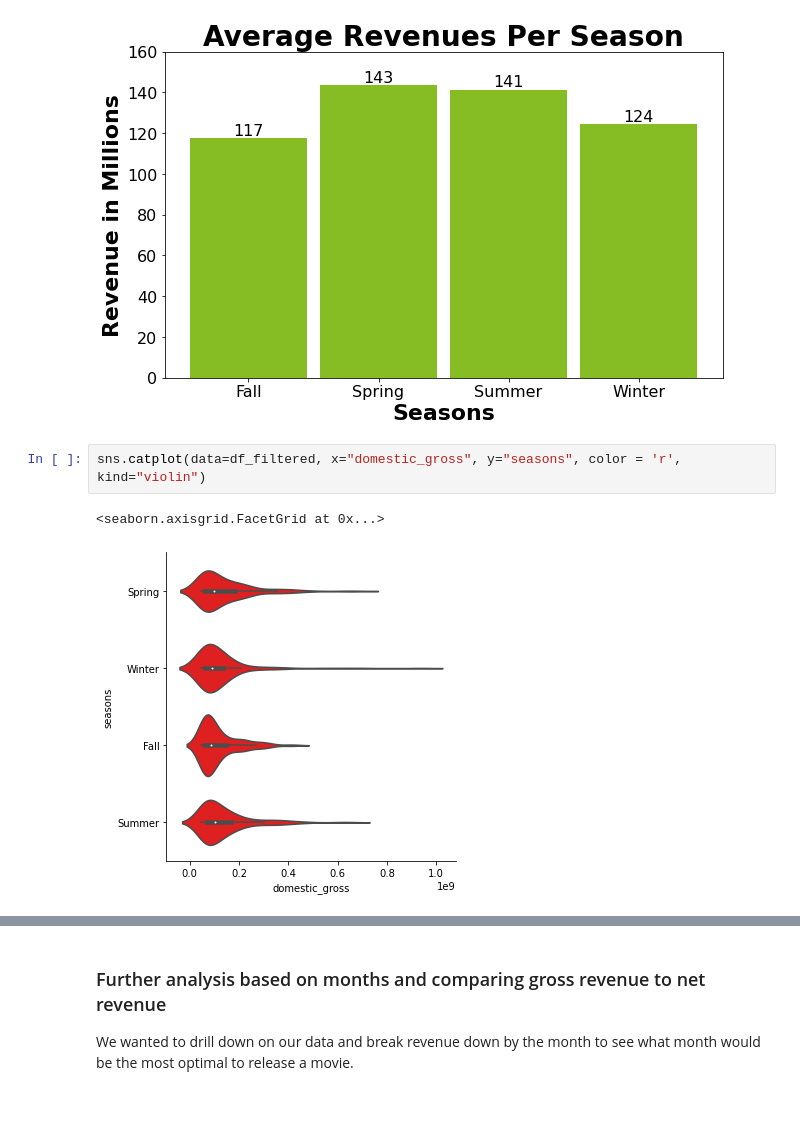
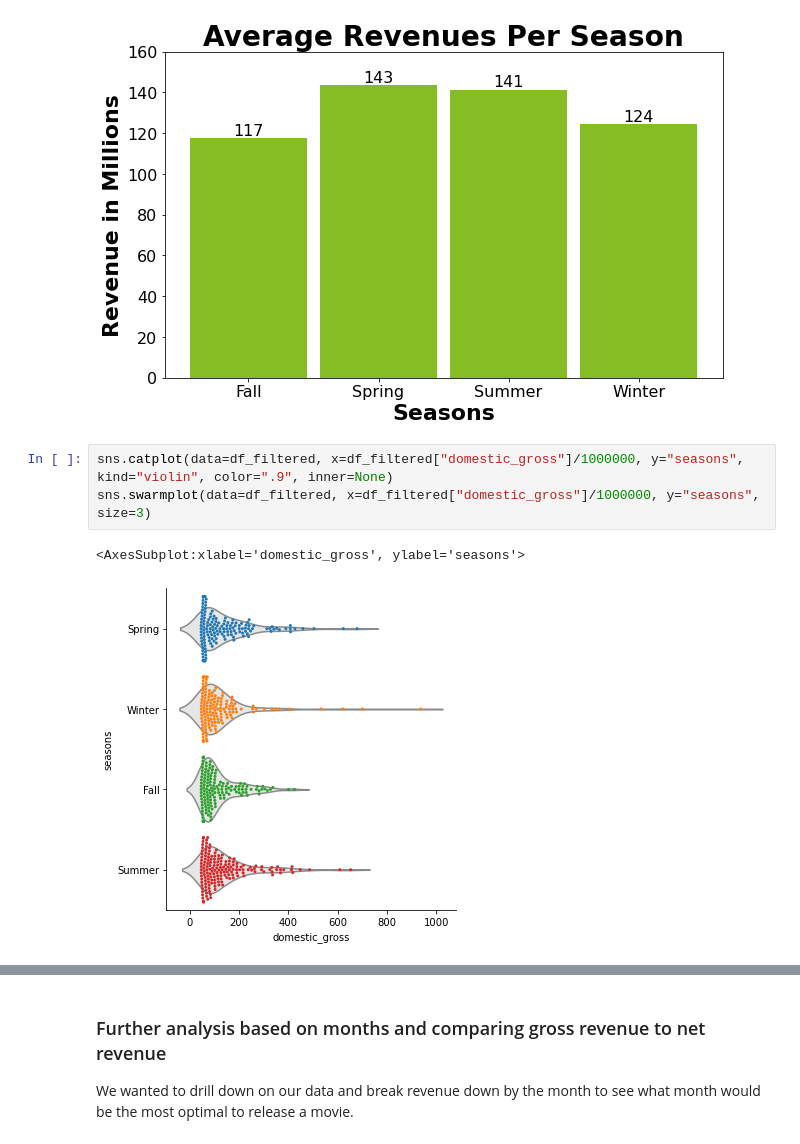
Before and after one commit to harte3/Flatiron-Capstone-Group-2, a Jupyter notebook: Final Notebook.ipynb, the cells around one changed output, grey strips where cells are left out. Saved outputs shown, nothing was run; the diff lists cells and outputs as text; blank space fills up the shorter version.

Commit message:
added new plots

```diff
--- a/Final Notebook.ipynb
+++ b/Final Notebook.ipynb
@@ -607,7 +608,8 @@ plt.show()
 # %% [output]
 [figure]
 # %%
-sns.catplot(data=df_filtered, x="domestic_gross", y="seasons", color = 'r', kind="violin")
+sns.catplot(data=df_filtered, x=df_filtered["domestic_gross"]/1000000, y="seasons", kind="violin", color=".9", inner=None)
+sns.swarmplot(data=df_filtered, x=df_filtered["domestic_gross"]/1000000, y="seasons", size=3)
 # %% [output]
-<seaborn.axisgrid.FacetGrid at 0x...>
+<AxesSubplot:xlabel='domestic_gross', ylabel='seasons'>
-[figure, old version]
+[figure, new version]
```
Also changed, not shown: parts of 18 cells of this notebook.
